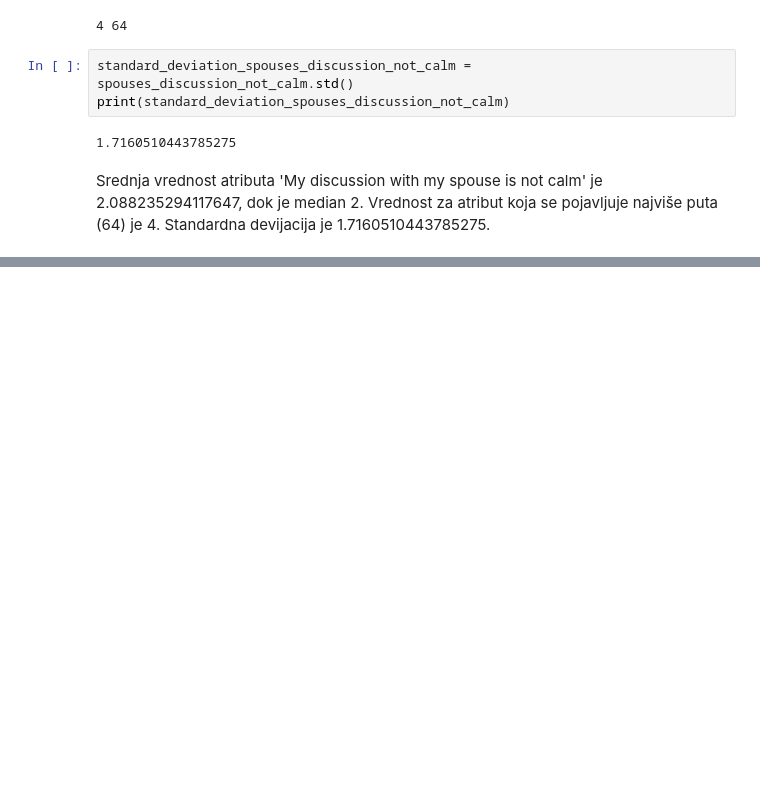
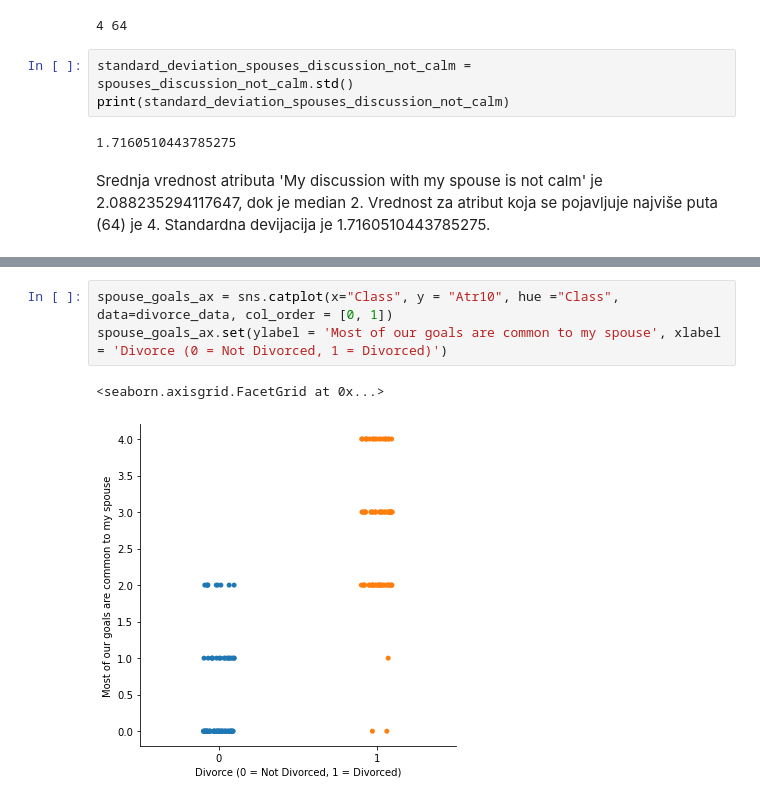
Before and after one commit to NinaLazarevic/DivorcePrediction, a Jupyter notebook: Divorce Prediction.ipynb, the cells around one changed output, grey strips where cells are left out. Cells and saved outputs as stored; diff of their text form; blank space fills up the shorter version.

```diff
--- a/Divorce Prediction.ipynb
+++ b/Divorce Prediction.ipynb
@@ -257,0 +279,6 @@ Srednja vrednost atributa 'My discussion with my spouse is not calm' je 2.088235
+# %%
+spouse_goals_ax = sns.catplot(x="Class", y = "Atr10", hue ="Class", data=divorce_data, col_order = [0, 1])
+spouse_goals_ax.set(ylabel = 'Most of our goals are common to my spouse', xlabel = 'Divorce (0 = Not Divorced, 1 = Divorced)')
+# %% [output]
+<seaborn.axisgrid.FacetGrid at 0x...>
+[figure, added]
```
Also changed, not shown: parts of 12 cells of this notebook.
